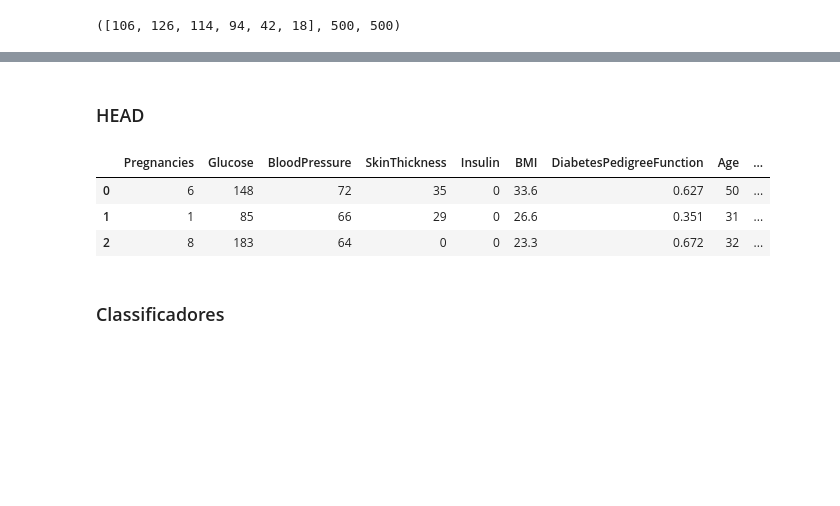
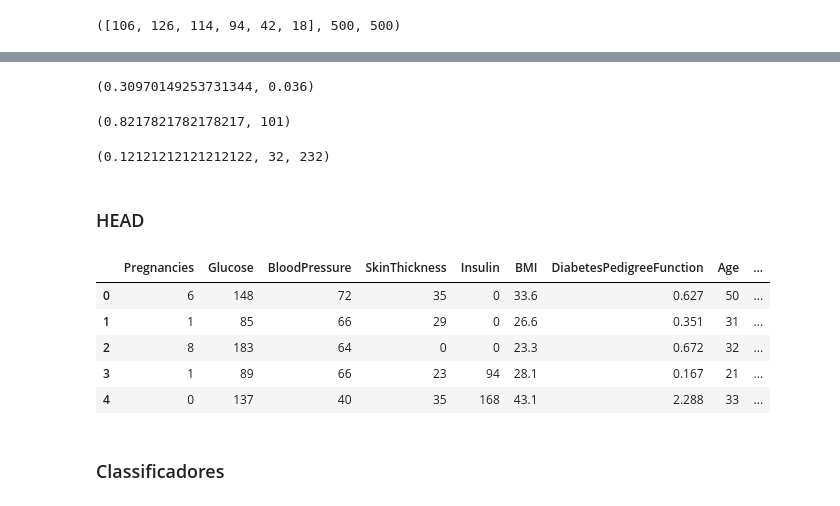
Before and after one commit to FlavioCorreia/tcc2, a Jupyter notebook: Testes Diabetes.ipynb, the cells around one changed output, grey strips where cells are left out. Cells and saved outputs as stored; diff of their text form; code cells hidden in the pictures; blank space fills up the shorter version.

```diff
--- a/Testes Diabetes.ipynb
+++ b/Testes Diabetes.ipynb
@@ -149,6 +264,21 @@ fig.data[0].domain = {'x': [0, 1], 'y': [0.22, 0.78]}
 fig.show()
 # %% [output]
 [interactive output not drawn]
+# %%
+(83)/268, (18)/500
+# %% [output]
+(0.30970149253731344, 0.036)
+# %%
+83/(83+18), (83+18)
+# %% [output]
+(0.8217821782178217, 101)
+# %%
+# 0 - 105
+nd = 106+126
+db = 9+23
+db/(db+nd), db, nd
+# %% [output]
+(0.12121212121212122, 32, 232)
 # %%
 '''
 6 partes
@@ -168,12 +298,14 @@ https://davidmathlogic.com/colorblind/
 # %% [markdown]
 ### HEAD
 # %%
-df_diabetes.head(3)
+df_diabetes.head(5)
 # %% [output]
 |  | Pregnancies | Glucose | BloodPressure | SkinThickness | Insulin | BMI | DiabetesPedigreeFunction | Age | ... |
 | 0 | 6 | 148 | 72 | 35 | 0 | 33.6 | 0.627 | 50 | ... |
 | 1 | 1 | 85 | 66 | 29 | 0 | 26.6 | 0.351 | 31 | ... |
 | 2 | 8 | 183 | 64 | 0 | 0 | 23.3 | 0.672 | 32 | ... |
+| 3 | 1 | 89 | 66 | 23 | 94 | 28.1 | 0.167 | 21 | ... |
+| 4 | 0 | 137 | 40 | 35 | 168 | 43.1 | 2.288 | 33 | ... |
 # %% [markdown]
 ### Classificadores
 # %%
```
Also changed, not shown: parts of 28 cells of this notebook, 29 other files.
